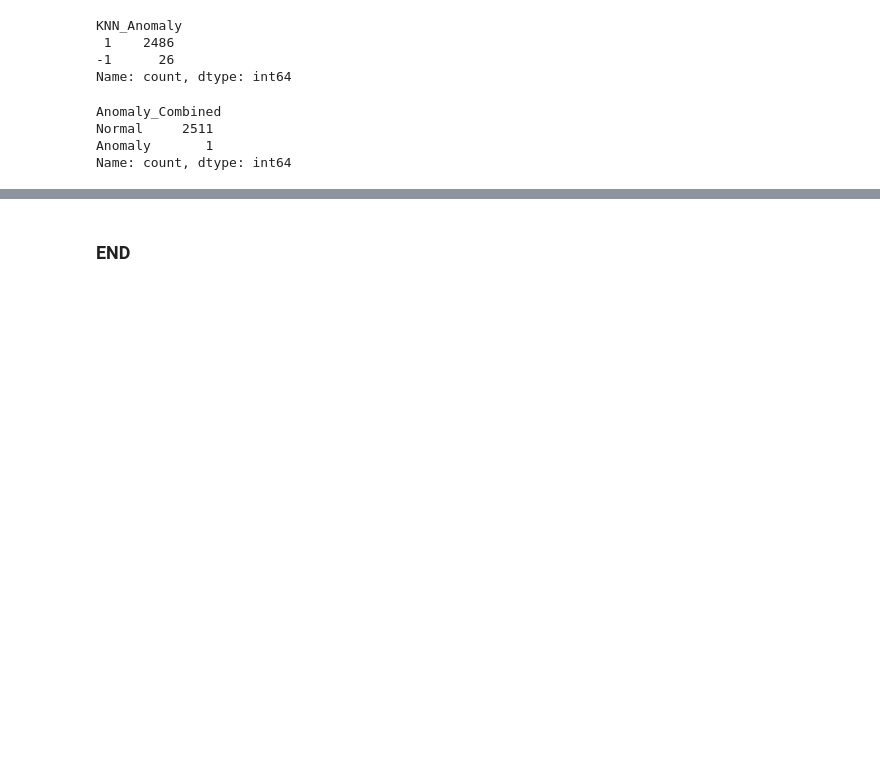
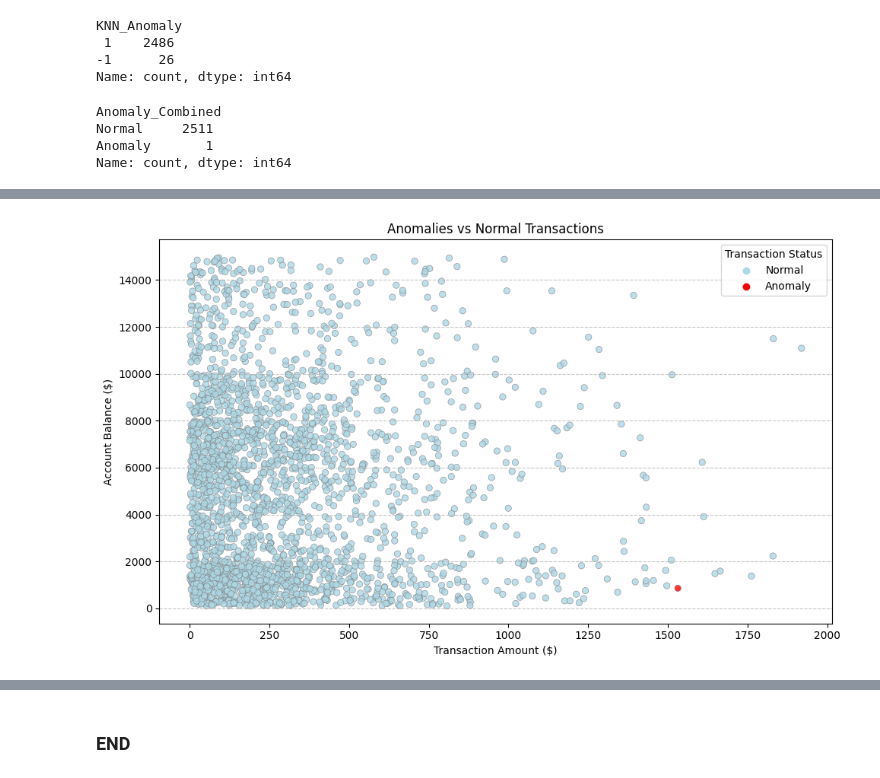
Before and after one commit to briannemcgrath/PFDA, a Jupyter notebook: project/project.ipynb, the cells around one changed output, grey strips where cells are left out. Saved outputs shown, nothing was run; the diff lists cells and outputs as text; code cells hidden in the pictures; blank space fills up the shorter version.

```diff
--- a/project/project.ipynb
+++ b/project/project.ipynb
@@ -591,0 +619,21 @@ Name: count, dtype: int64
+# %%
+# visualise anomalies vs normal transactions
+plt.figure(figsize=(10, 6))
+sns.scatterplot(
+    data=df,
+    x='TransactionAmount',
+    y='AccountBalance',
+    hue='Anomaly_Combined',
+    palette={'Anomaly': 'red', 'Normal': 'lightblue'},
+    alpha=0.8,
+    edgecolor='grey'
+)
+plt.title('Anomalies vs Normal Transactions')
+plt.xlabel('Transaction Amount ($)')
+plt.ylabel('Account Balance ($)')
+plt.grid(axis='y', linestyle='--', alpha=0.7)
+plt.legend(title='Transaction Status')
+plt.tight_layout()
+plt.show()
+# %% [output]
+[figure, added]
```
Also changed, not shown: parts of 4 cells of this notebook.
